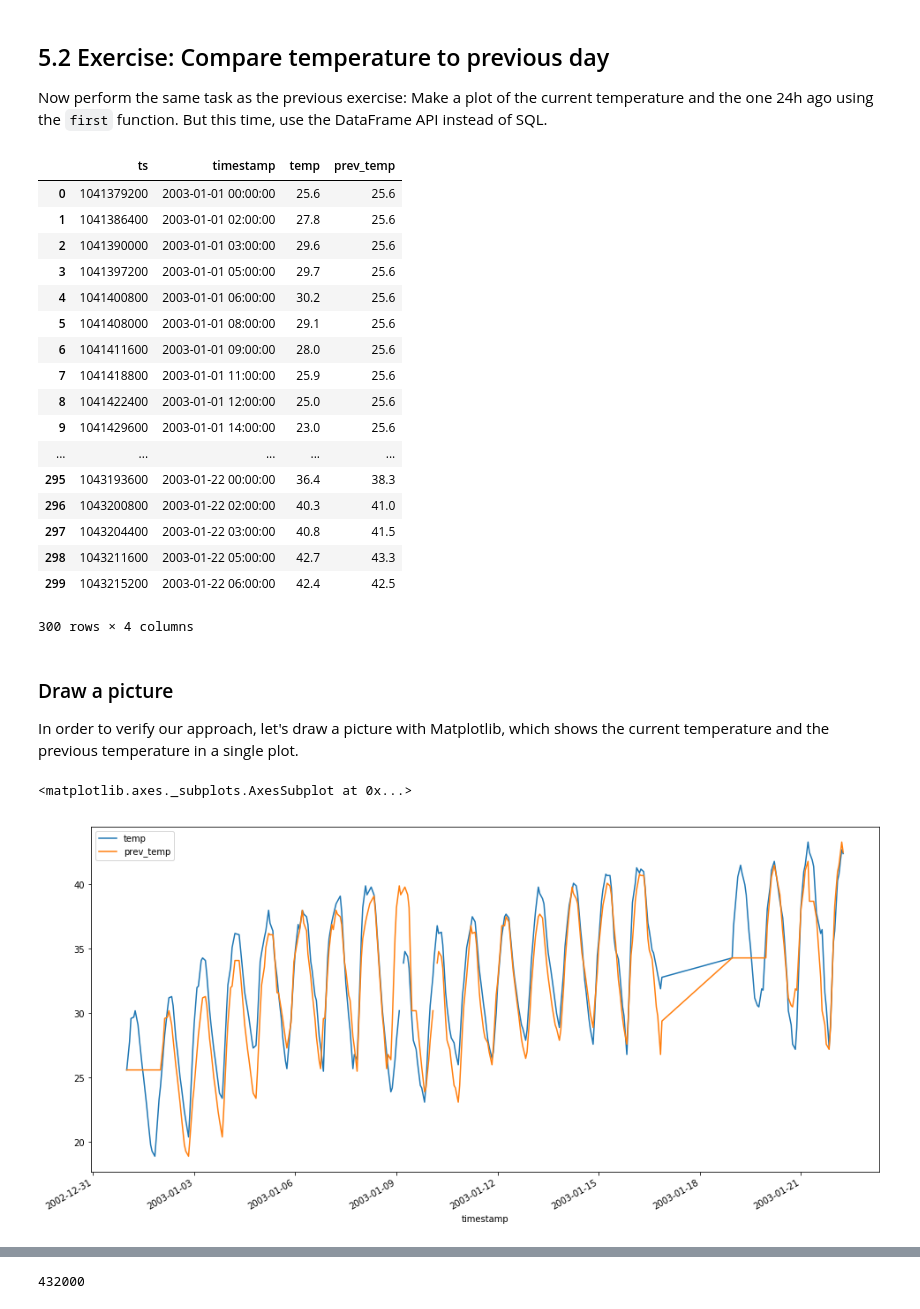
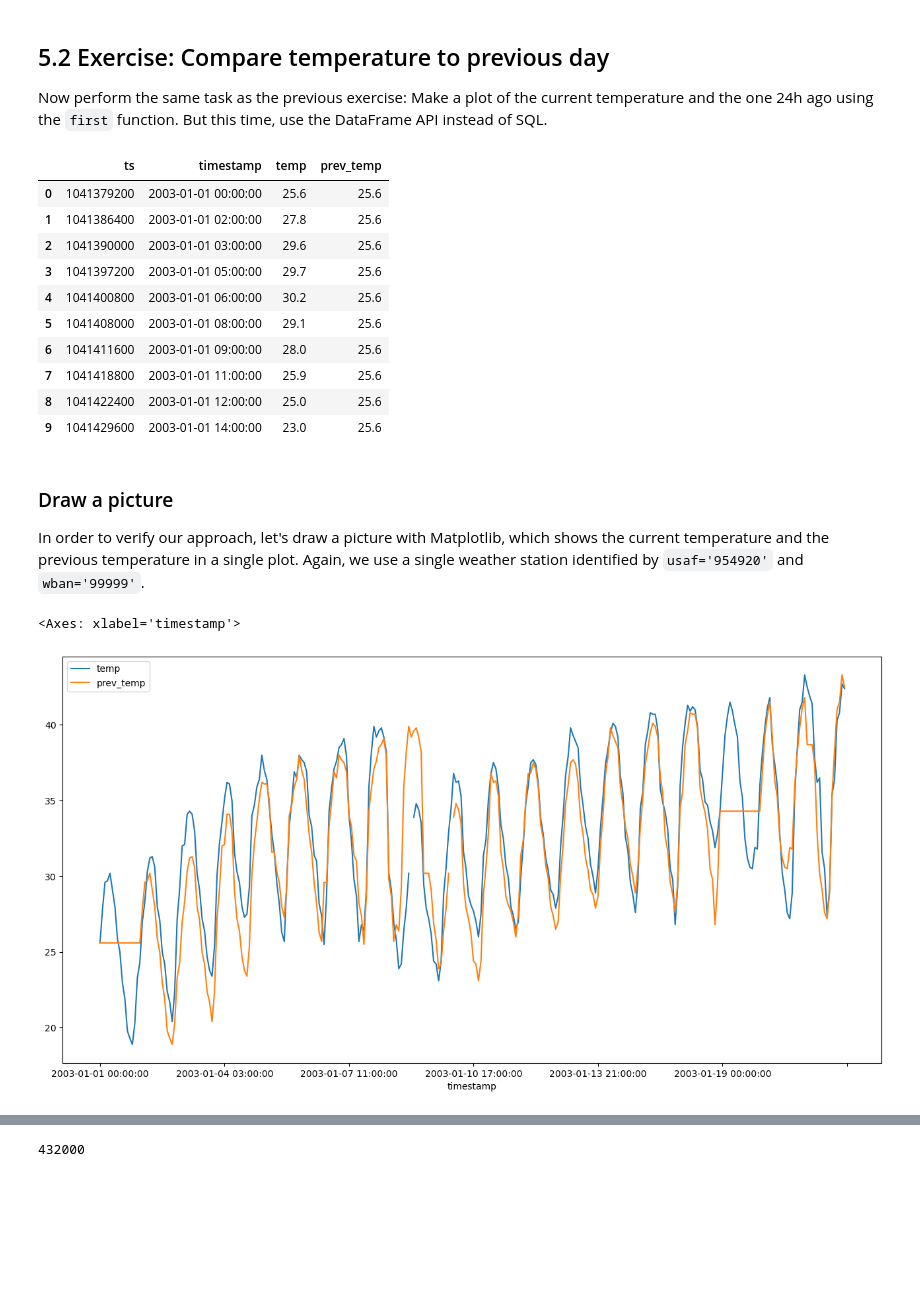
Before and after one commit to dimajix/pyspark-advanced, a Jupyter notebook: jupyter-windows/Weather Analysis - Full.ipynb, the cells around one changed output, grey strips where cells are left out. Drawn from its saved outputs; the diff is of its cells as text; code cells hidden in the pictures; blank space fills up the shorter version.

```diff
--- a/jupyter-windows/Weather Analysis - Full.ipynb
+++ b/jupyter-windows/Weather Analysis - Full.ipynb
@@ -73,3 +82,0 @@ For our first steps, we limit ourselves to a single weather station. We pick one
-# %%
-weather_single = weatherData.where("usaf='954920' and wban='99999'").cache()
-weather_single.createOrReplaceTempView("weather_single")
@@ -291,20 +269,19 @@ Now perform the same task as the previous exercise: Make a plot of the current t
 from pyspark.sql.window import Window
 
 window_spec = Window \
-    .orderBy(weather_single.ts.asc()) \
+    .partitionBy('usaf', 'wban') \
+    .orderBy(weather_single['ts'].asc()) \
     .rangeBetween(-86400, 0)
 
 result = weather_single.select(
         weather_single["ts"],
         weather_single["timestamp"],
-        when(weather_single["air_temperature_qual"] == 1, weather_single["air_temperature"]).alias("temp"),
-        first(when(weather_single["air_temperature_qual"] == 1, weather_single["air_temperature"])).over(window_spec).alias("prev_temp")
+        weather_single["air_temperature"].alias("temp"),
+        f.first(weather_single["air_temperature"]).over(window_spec).alias("prev_temp")
     )\
-    .orderBy(weather_single['ts']) \
-    .limit(300) \
-    .toPandas()
+    .orderBy(weather_single['ts'])
 
-result
+result.limit(10).toPandas()
 # %% [output]
 |  | ts | timestamp | temp | prev_temp |
 | 0 | 1041379200 | 2003-01-01 00:00:00 | 25.6 | 25.6 |
@@ -317,19 +294,13 @@ result
 | 7 | 1041418800 | 2003-01-01 11:00:00 | 25.9 | 25.6 |
 | 8 | 1041422400 | 2003-01-01 12:00:00 | 25.0 | 25.6 |
 | 9 | 1041429600 | 2003-01-01 14:00:00 | 23.0 | 25.6 |
-| ... | ... | ... | ... | ... |
-| 295 | 1043193600 | 2003-01-22 00:00:00 | 36.4 | 38.3 |
-| 296 | 1043200800 | 2003-01-22 02:00:00 | 40.3 | 41.0 |
-| 297 | 1043204400 | 2003-01-22 03:00:00 | 40.8 | 41.5 |
-| 298 | 1043211600 | 2003-01-22 05:00:00 | 42.7 | 43.3 |
-| 299 | 1043215200 | 2003-01-22 06:00:00 | 42.4 | 42.5 |
-300 rows × 4 columns
 # %% [markdown]
 ### Draw a picture
 
-In order to verify our approach, let's draw a picture with Matplotlib, which shows the current temperature and the previous temperature in a single plot.
+In order to verify our approach, let's draw a picture with Matplotlib, which shows the current temperature and the previous temperature in a single plot. Again, we use a single weather station identified by `usaf='954920'` and `wban='99999'`.
 # %%
-result.plot(x='timestamp', y=['temp','prev_temp'], figsize=[16,8])
+pdf = result.where('usaf=954920 AND wban=99999').limit(300).toPandas()
+pdf.plot(x='timestamp', y=['temp','prev_temp'], figsize=[16,8])
 # %% [output]
-<matplotlib.axes._subplots.AxesSubplot at 0x...>
+<Axes: xlabel='timestamp'>
-[figure, old version]
+[figure, new version]
```
Also changed, not shown: parts of 38 cells of this notebook, 5 other files.
